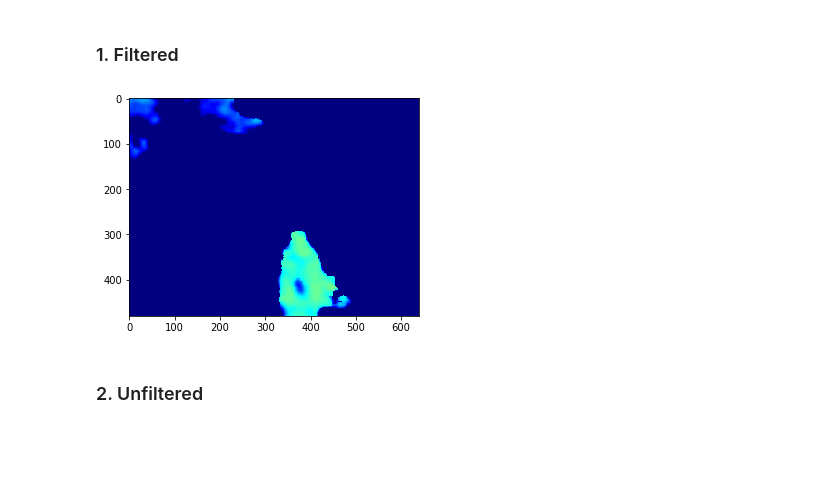
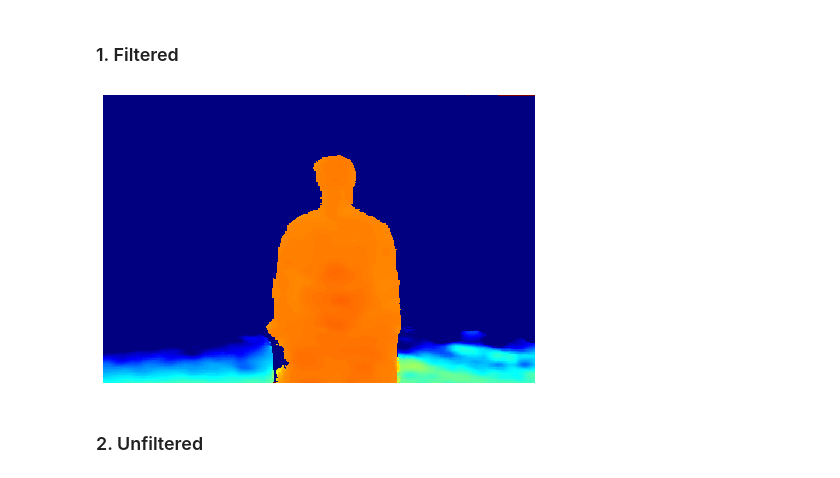
Before and after one commit to adamtupper/pedestrian-proximity-detector, a Jupyter notebook: model_evaluation.ipynb, the cells around one changed output. Cells and saved outputs as stored; diff of their text form; code cells hidden in the pictures; blank space fills up the shorter version.

```diff
--- a/model_evaluation.ipynb
+++ b/model_evaluation.ipynb
@@ -274,17 +274,27 @@ plt.show()
 ## Fetch Single Depth Map
 # %%
 # An arbitrary bag file from the camera to extract depth sensor info
-VIDEO_FILE = '/media/adam/HDD Storage/Datasets/lighting-eval-data/direct_sunlight_4m.bag'
+VIDEO_FILE = '/media/adam/HDD Storage/Datasets/lighting-eval-data/overcast_2m.bag'
 # %% [markdown]
 ### 1. Filtered
 # %%
-depth_map = fetch_depth_map(VIDEO_FILE, 240, scale=False)
+depth_map = fetch_depth_map(VIDEO_FILE, 723, scale=False)
 depth_colormap = cv.applyColorMap(cv.convertScaleAbs(depth_map, alpha=0.03),
                                   cv.COLORMAP_JET)
-plt.imshow(depth_colormap)
-plt.show()
-# %% [output]
-[figure, removed]
+# %%
+fig = plt.figure()
+ax = fig.add_subplot(111)
+ax.imshow(depth_colormap)
+ax.axes.set_aspect('auto')
+
+ax.set_axis_off()
+ax.set_xlim()
+fig.subplots_adjust(left=0, right=1, top=1, bottom=0)
+
+fig.savefig('results/fig_depth_filtered.png', bbox_inches=0, dpi=300)
+plt.show()
+# %% [output]
+[figure, added]
 # %% [markdown]
 ### 2. Unfiltered
 # %%
```
Also changed, not shown: parts of 4 cells of this notebook, 2 other files.
